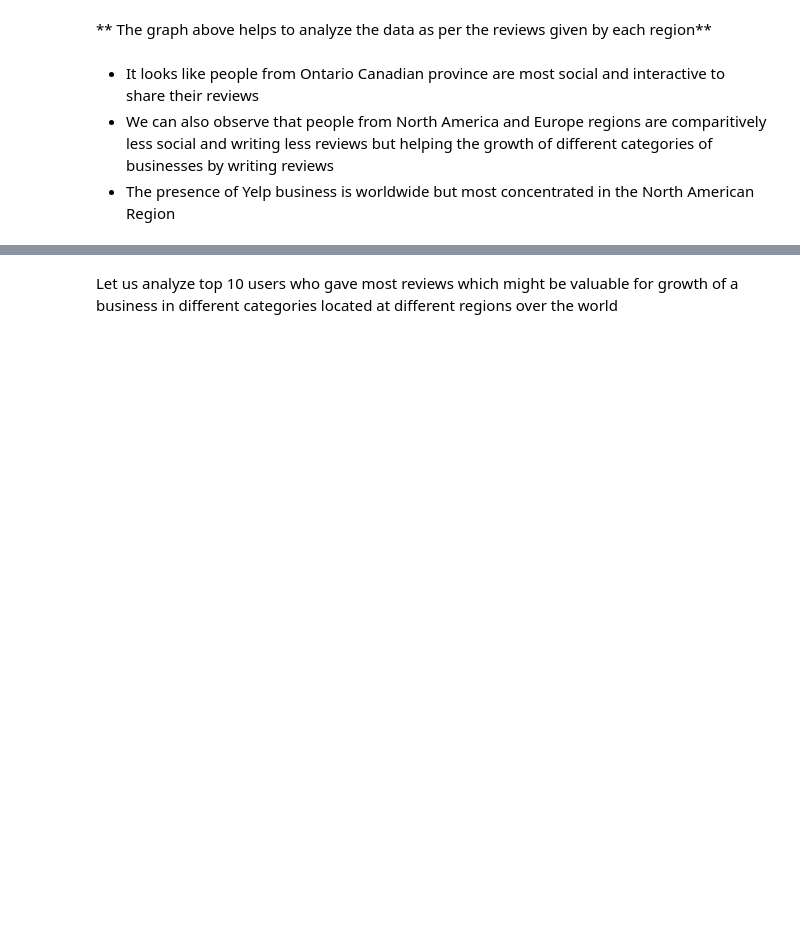
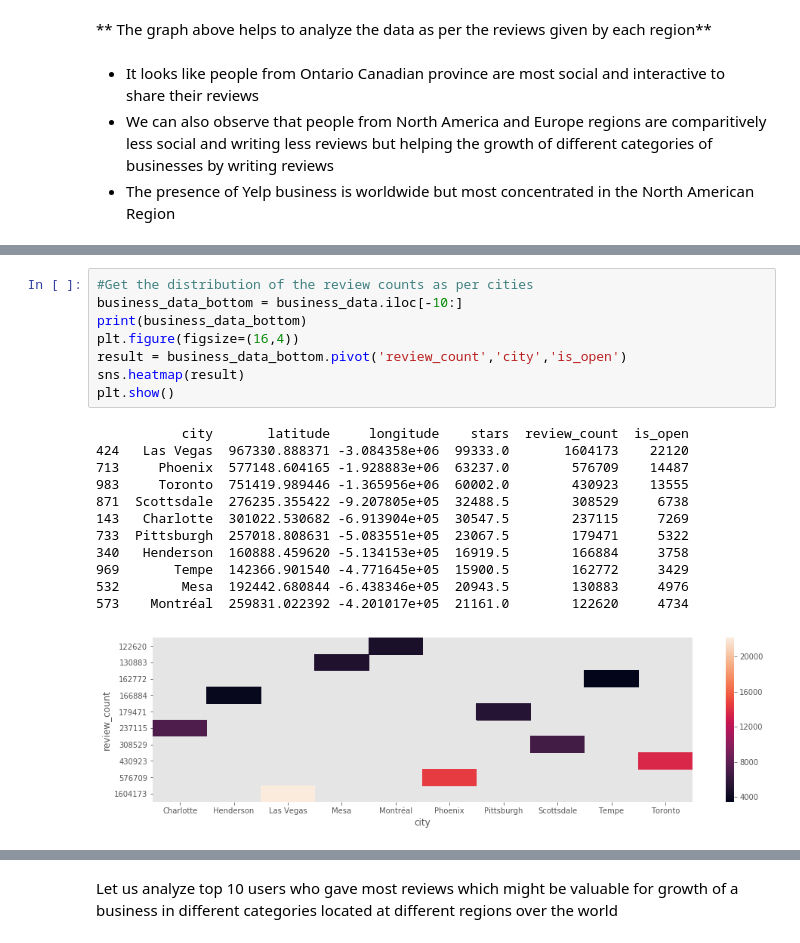
Before and after one commit to PallaviW/Yelp_Capstone_Project, a Jupyter notebook: Yelp_Capstone Project .ipynb, the cells around one changed output, grey strips where cells are left out. Saved outputs shown, nothing was run; the diff lists cells and outputs as text; blank space fills up the shorter version.

```diff
--- a/Yelp_Capstone Project .ipynb
+++ b/Yelp_Capstone Project .ipynb
@@ -138,0 +154,21 @@ plt.show()
+# %%
+#Get the distribution of the review counts as per cities
+business_data_bottom = business_data.iloc[-10:]
+print(business_data_bottom)
+plt.figure(figsize=(16,4))
+result = business_data_bottom.pivot('review_count','city','is_open')
+sns.heatmap(result)
+plt.show()
+# %% [output]
+           city       latitude     longitude    stars  review_count  is_open
+424   Las Vegas  967330.888371 -3.084358e+06  99333.0       1604173    22120
+713     Phoenix  577148.604165 -1.928883e+06  63237.0        576709    14487
+983     Toronto  751419.989446 -1.365956e+06  60002.0        430923    13555
+871  Scottsdale  276235.355422 -9.207805e+05  32488.5        308529     6738
+143   Charlotte  301022.530682 -6.913904e+05  30547.5        237115     7269
+733  Pittsburgh  257018.808631 -5.083551e+05  23067.5        179471     5322
+340   Henderson  160888.459620 -5.134153e+05  16919.5        166884     3758
+969       Tempe  142366.901540 -4.771645e+05  15900.5        162772     3429
+532        Mesa  192442.680844 -6.438346e+05  20943.5        130883     4976
+573    Montréal  259831.022392 -4.201017e+05  21161.0        122620     4734
+[figure, added]
```
Also changed, not shown: parts of 7 cells of this notebook, 1 other file.
